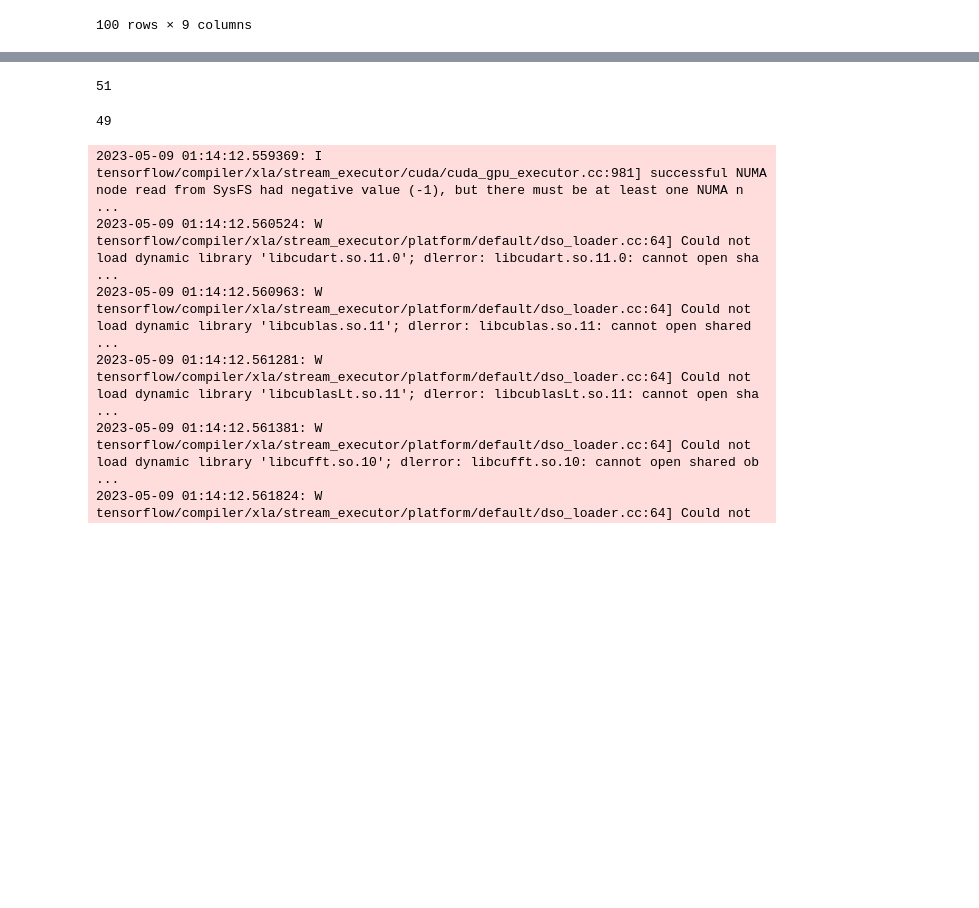
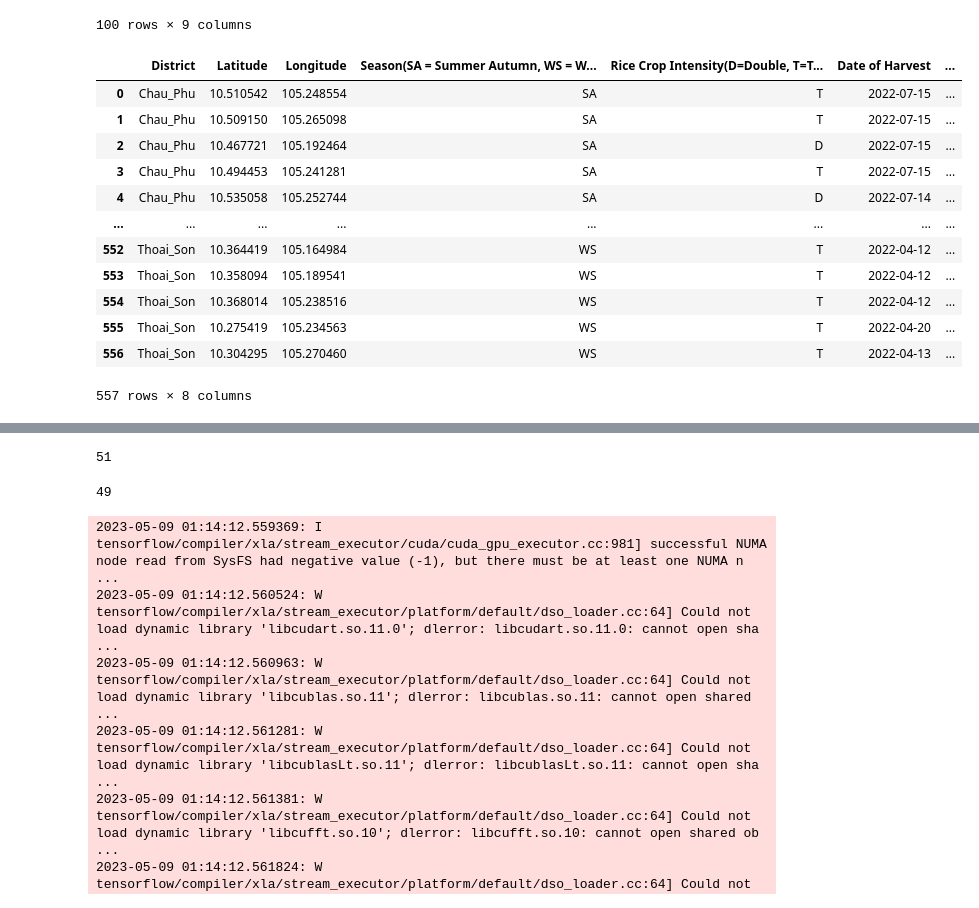
Before and after one commit to tttienthinh/Hackathon, a Jupyter notebook: 3-EY/4-LSTM.ipynb, the cells around one changed output, grey strips where cells are left out. Cells and saved outputs as stored; diff of their text form; code cells hidden in the pictures; blank space fills up the shorter version.

```diff
--- a/3-EY/4-LSTM.ipynb
+++ b/3-EY/4-LSTM.ipynb
@@ -36,8 +45,22 @@ df1
 100 rows × 9 columns
 # %%
 dateparse = lambda x: datetime.strptime(x, '%d-%m-%Y')
-df2 = pd.read_csv("Challenge_2_submission_template.csv", parse_dates=['Date of Harvest'], date_parser=dateparse)
+df2 = pd.read_csv("Crop_Yield_Data_challenge_2.csv", parse_dates=['Date of Harvest'], date_parser=dateparse)
 df2
+# %% [output]
+|  | District | Latitude | Longitude | Season(SA = Summer Autumn, WS = W... | Rice Crop Intensity(D=Double, T=T... | Date of Harvest | ... |
+| 0 | Chau_Phu | 10.510542 | 105.248554 | SA | T | 2022-07-15 | ... |
+| 1 | Chau_Phu | 10.509150 | 105.265098 | SA | T | 2022-07-15 | ... |
+| 2 | Chau_Phu | 10.467721 | 105.192464 | SA | D | 2022-07-15 | ... |
+| 3 | Chau_Phu | 10.494453 | 105.241281 | SA | T | 2022-07-15 | ... |
+| 4 | Chau_Phu | 10.535058 | 105.252744 | SA | D | 2022-07-14 | ... |
+| ... | ... | ... | ... | ... | ... | ... | ... |
+| 552 | Thoai_Son | 10.364419 | 105.164984 | WS | T | 2022-04-12 | ... |
+| 553 | Thoai_Son | 10.358094 | 105.189541 | WS | T | 2022-04-12 | ... |
+| 554 | Thoai_Son | 10.368014 | 105.238516 | WS | T | 2022-04-12 | ... |
+| 555 | Thoai_Son | 10.275419 | 105.234563 | WS | T | 2022-04-20 | ... |
+| 556 | Thoai_Son | 10.304295 | 105.270460 | WS | T | 2022-04-13 | ... |
+557 rows × 8 columns
 # %%
 borne = [
     (-0.0440750, 1.1379025),
```
Also changed, not shown: parts of 10 cells of this notebook, 20 other files.
